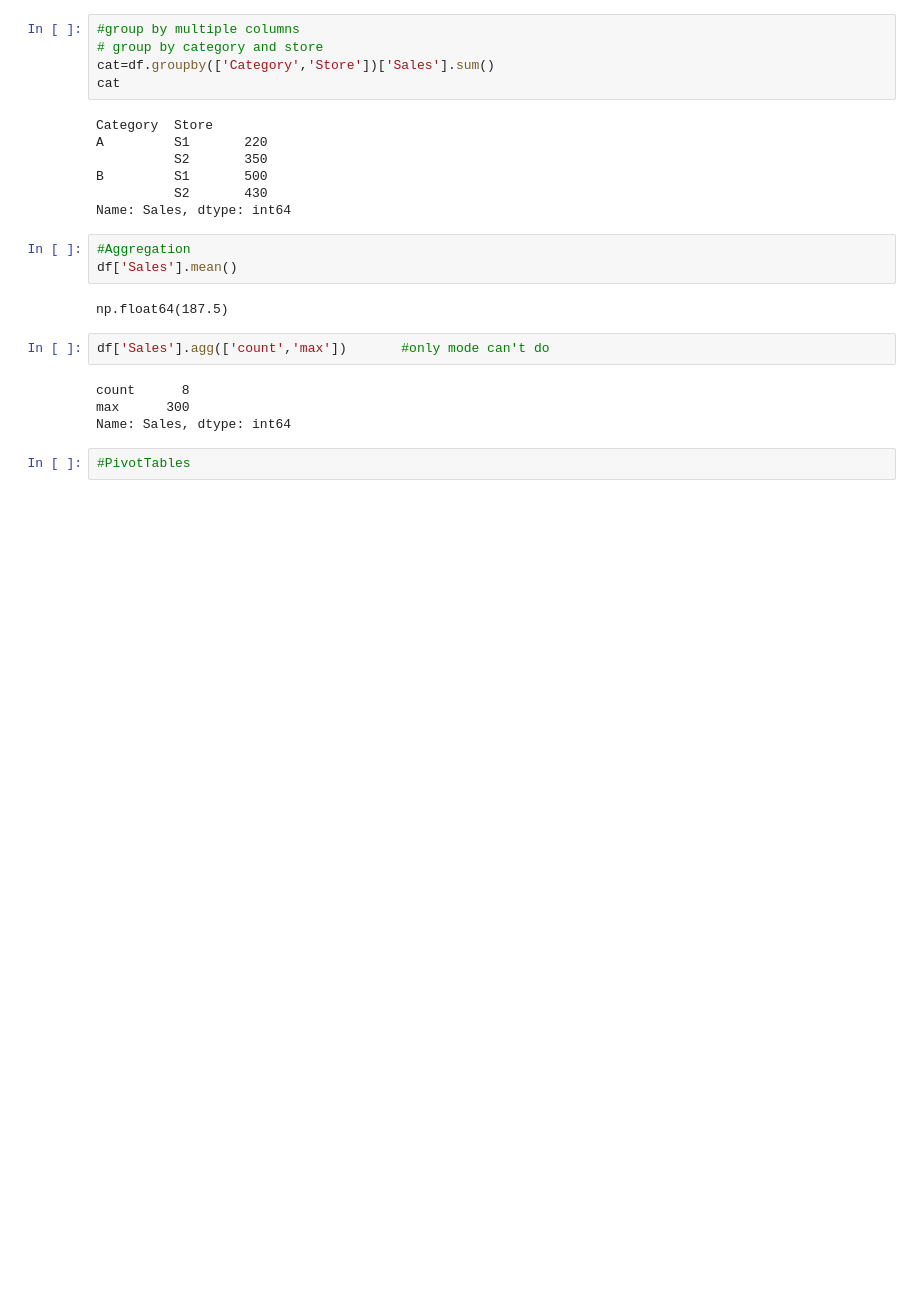
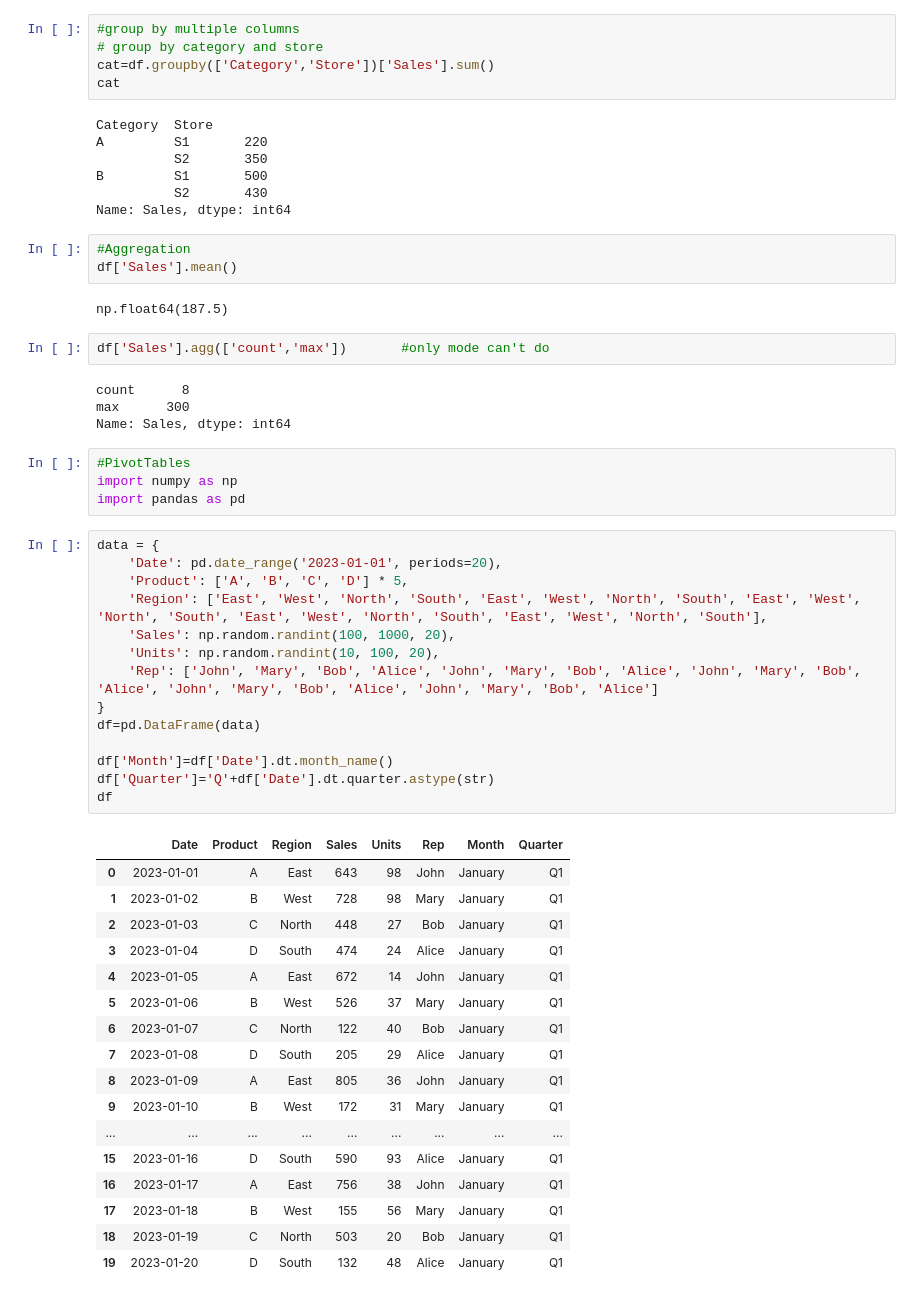
Before and after one commit to dhruvjoshi07/Data_Analysis_Notebook, a Jupyter notebook: pylibrary/pandas.ipynb, the cells around one changed output. Cells and saved outputs as stored; diff of their text form; blank space fills up the shorter version.

```diff
--- a/pylibrary/pandas.ipynb
+++ b/pylibrary/pandas.ipynb
@@ -704,3 +704,37 @@ max      300
 Name: Sales, dtype: int64
 # %%
 #PivotTables
+import numpy as np
+import pandas as pd
+# %%
+data = {
+    'Date': pd.date_range('2023-01-01', periods=20),
+    'Product': ['A', 'B', 'C', 'D'] * 5,
+    'Region': ['East', 'West', 'North', 'South', 'East', 'West', 'North', 'South', 'East', 'West', 'North', 'South', 'East', 'West', 'North', 'South', 'East', 'West', 'North', 'South'],
+    'Sales': np.random.randint(100, 1000, 20),
+    'Units': np.random.randint(10, 100, 20),
+    'Rep': ['John', 'Mary', 'Bob', 'Alice', 'John', 'Mary', 'Bob', 'Alice', 'John', 'Mary', 'Bob', 'Alice', 'John', 'Mary', 'Bob', 'Alice', 'John', 'Mary', 'Bob', 'Alice']
+}
+df=pd.DataFrame(data)
+
+df['Month']=df['Date'].dt.month_name()
+df['Quarter']='Q'+df['Date'].dt.quarter.astype(str)
+df
+# %% [output]
+|  | Date | Product | Region | Sales | Units | Rep | Month | Quarter |
+| 0 | 2023-01-01 | A | East | 643 | 98 | John | January | Q1 |
+| 1 | 2023-01-02 | B | West | 728 | 98 | Mary | January | Q1 |
+| 2 | 2023-01-03 | C | North | 448 | 27 | Bob | January | Q1 |
+| 3 | 2023-01-04 | D | South | 474 | 24 | Alice | January | Q1 |
+| 4 | 2023-01-05 | A | East | 672 | 14 | John | January | Q1 |
+| 5 | 2023-01-06 | B | West | 526 | 37 | Mary | January | Q1 |
+| 6 | 2023-01-07 | C | North | 122 | 40 | Bob | January | Q1 |
+| 7 | 2023-01-08 | D | South | 205 | 29 | Alice | January | Q1 |
+| 8 | 2023-01-09 | A | East | 805 | 36 | John | January | Q1 |
+| 9 | 2023-01-10 | B | West | 172 | 31 | Mary | January | Q1 |
+| ... | ... | ... | ... | ... | ... | ... | ... | ... |
+| 15 | 2023-01-16 | D | South | 590 | 93 | Alice | January | Q1 |
+| 16 | 2023-01-17 | A | East | 756 | 38 | John | January | Q1 |
+| 17 | 2023-01-18 | B | West | 155 | 56 | Mary | January | Q1 |
+| 18 | 2023-01-19 | C | North | 503 | 20 | Bob | January | Q1 |
+| 19 | 2023-01-20 | D | South | 132 | 48 | Alice | January | Q1 |
```
Also changed, not shown: parts of 19 cells of this notebook.
